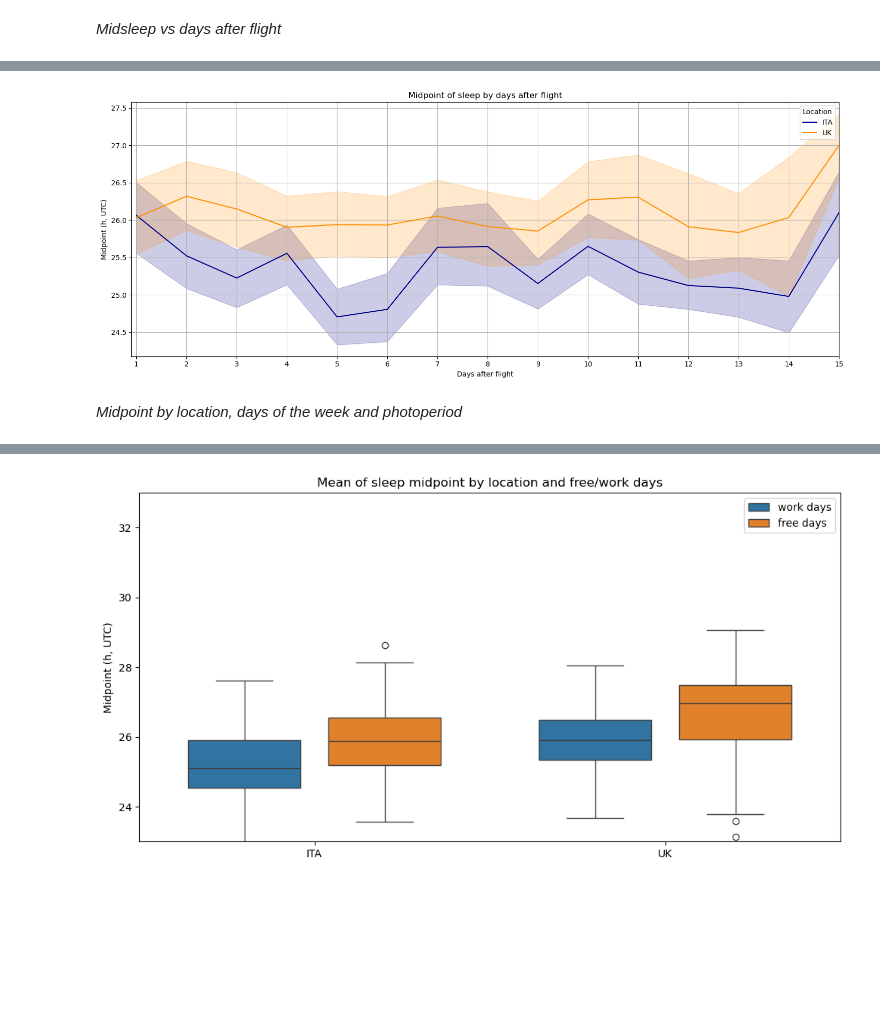
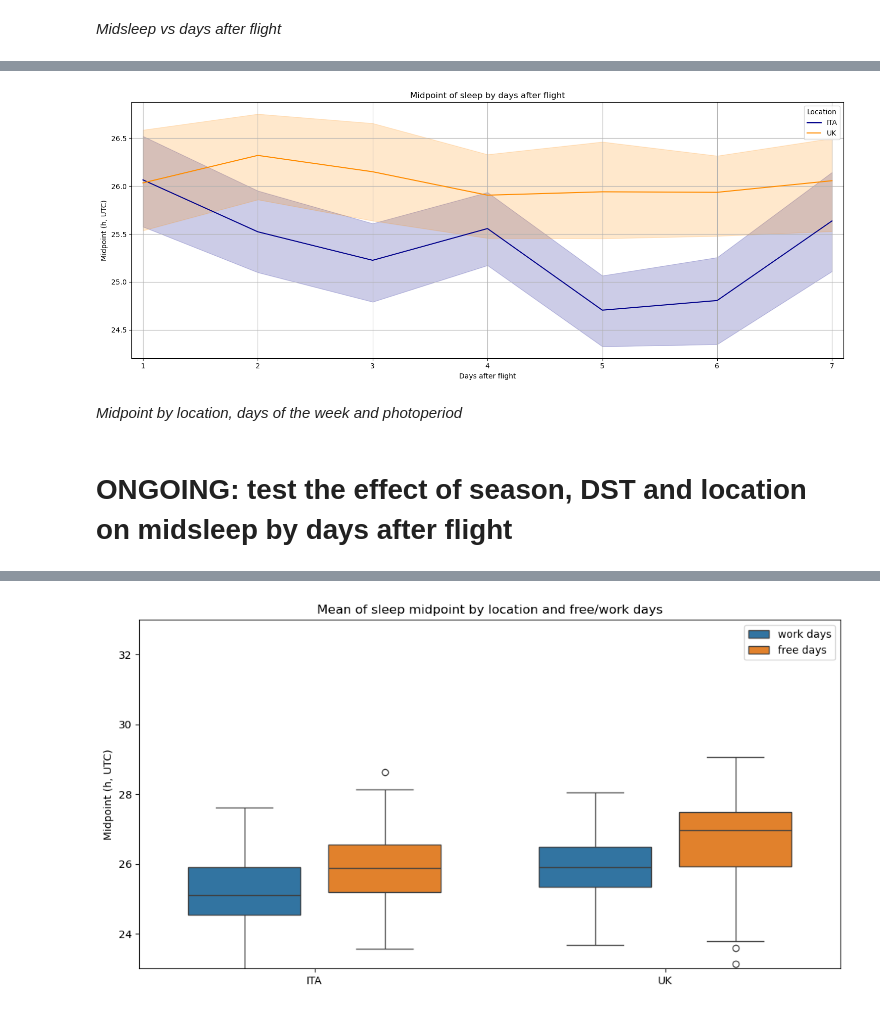
Before and after one commit to Gianluca-cnd/Case_report_uk_VS_ita, a Jupyter notebook: jetlag_UTC.ipynb, the cells around one changed output, grey strips where cells are left out. Saved outputs shown, nothing was run; the diff lists cells and outputs as text; code cells hidden in the pictures; blank space fills up the shorter version.

```diff
--- a/jetlag_UTC.ipynb
+++ b/jetlag_UTC.ipynb
@@ -774,2 +776,2 @@ _Midsleep vs days after flight_
 # %%
-midsleep_bydays_after_flight = df[df['day_after_flight'] <= 15]
+midsleep_bydays_after_flight = df[df['day_after_flight'] <= 7]
@@ -776,2 +781,2 @@ midsleep_bydays_after_flight = df[df['day_after_flight'] <= 15]
 # %%
-midsleep_bydays_after_flight['ID'] = midsleep_bydays_after_flight.index
+#midsleep_bydays_after_flight['ID'] = midsleep_bydays_after_flight.index
@@ -841,22 +860,24 @@ my_model_fit.summary()
 # %%
 plt.figure(figsize=(15, 6))
 sns.lineplot(x='day_after_flight', y='midpoint_h_UTC', hue='location', data=midsleep_bydays_after_flight, palette=['darkblue', 'darkorange'])
 plt.title('Midpoint of sleep by days after flight')
 plt.xlabel('Days after flight')
 plt.ylabel('Midpoint (h, UTC)')
 plt.legend(title='Location', labels=['ITA', 'UK'], loc='upper right', handles=[plt.Line2D([0], [0], color='darkblue', lw=2), plt.Line2D([0], [0], color='darkorange')])
 plt.grid(True)
 plt.xticks()
 plt.tight_layout()
-plt.xlim(0.9, 15)
+plt.xlim(0.9, 7.1)
 
 plt.gca().xaxis.set_major_locator(MultipleLocator(1))
 
 plt.show()
 # %% [output]
-[figure, old version]
+[figure, new version]
 # %% [markdown]
 _Midpoint by location, days of the week and photoperiod_
+# %% [markdown]
+# ONGOING: test the effect of season, DST and location on midsleep by days after flight
 # %%
 model_1 = ols('midpoint_h_UTC ~ C(location) * C(weekday_type)', data=df).fit() # C() is used to indicate categorical variables
 # %%
```
Also changed, not shown: parts of 44 cells of this notebook.
